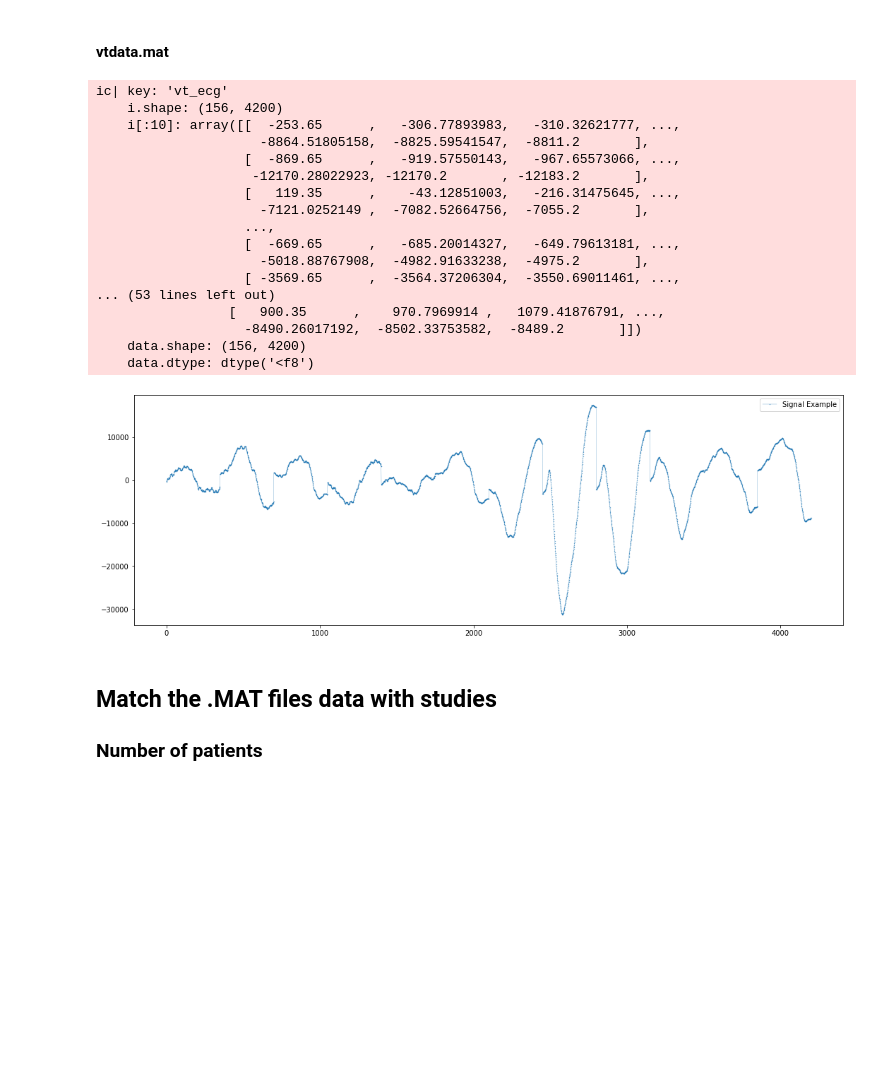
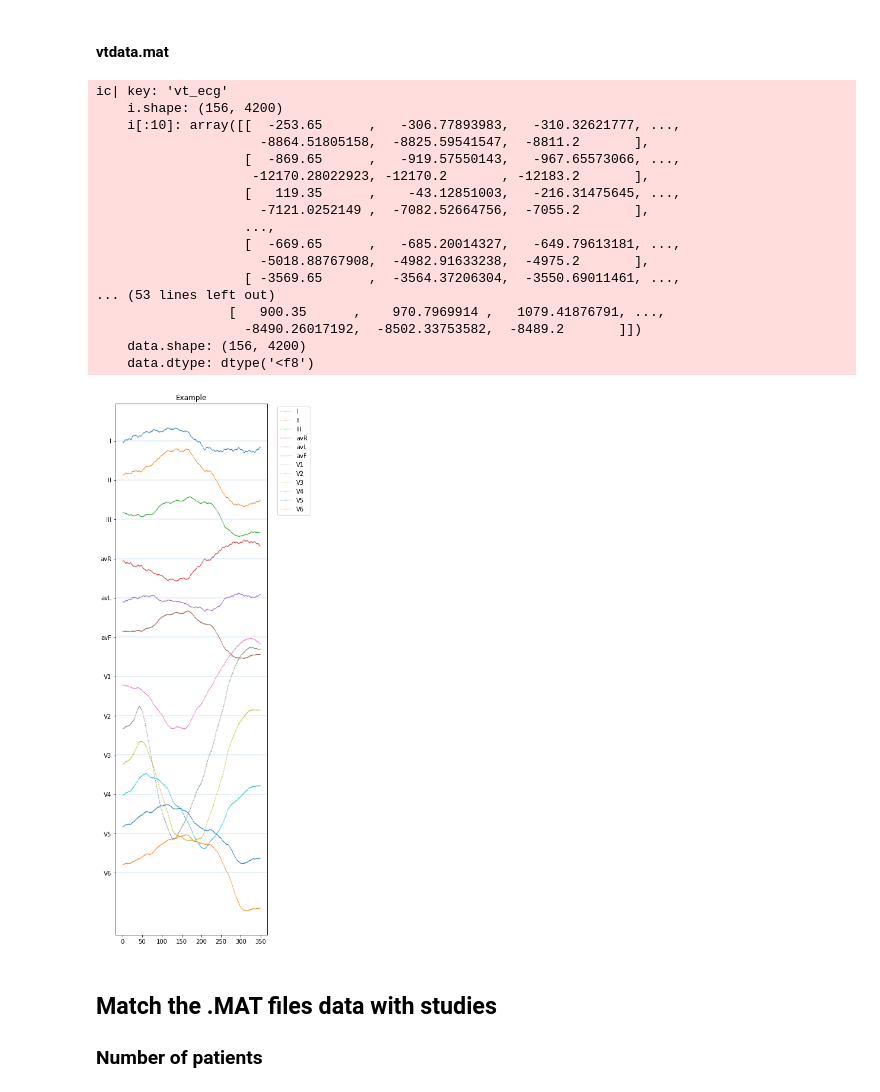
Before and after one commit to StefanHeng/ECG-PVC-Classifier, a Jupyter notebook: Data-Processing/explore.ipynb, the cells around one changed output. Cells and saved outputs as stored; diff of their text form; code cells hidden in the pictures; blank space fills up the shorter version.

Commit message:
New: plot ECG

```diff
--- a/Data-Processing/explore.ipynb
+++ b/Data-Processing/explore.ipynb
@@ -166,35 +196,35 @@ ic| data: array([[ -735.65      ,  -814.55544413,  -910.01103152, ...,
 mat = loadmat(mats[2])
 
 for key in mat.keys():
     i = mat[key]
     if type(i) is np.ndarray:
         ic(key, i.shape, i[:10])
 
 data = mat['vt_ecg']
 ic(data, data.shape, data.dtype)
 
 eg = data[0]
 # plt.plot(np.arange(eg.size), eg)
-plot_single(eg, 'Example')
+plot_ecg(eg, 'Example')
 # %% [output]
 ic| key: 'vt_ecg'
     i.shape: (156, 4200)
     i[:10]: array([[  -253.65      ,   -306.77893983,   -310.32621777, ...,
                      -8864.51805158,  -8825.59541547,  -8811.2       ],
                    [  -869.65      ,   -919.57550143,   -967.65573066, ...,
                     -12170.28022923, -12170.2       , -12183.2       ],
                    [   119.35      ,    -43.12851003,   -216.31475645, ...,
                      -7121.0252149 ,  -7082.52664756,  -7055.2       ],
                    ...,
                    [  -669.65      ,   -685.20014327,   -649.79613181, ...,
                      -5018.88767908,  -4982.91633238,  -4975.2       ],
                    [ -3569.65      ,  -3564.37206304,  -3550.69011461, ...,
 ... (53 lines left out)
                  [   900.35      ,    970.7969914 ,   1079.41876791, ...,
                    -8490.26017192,  -8502.33753582,  -8489.2       ]])
     data.shape: (156, 4200)
     data.dtype: dtype('<f8')
-[figure, old version]
+[figure, new version]
 # %% [markdown]
 ## Match the .MAT files data with studies
 
```
Also changed, not shown: parts of 3 cells of this notebook, 4 other files.
